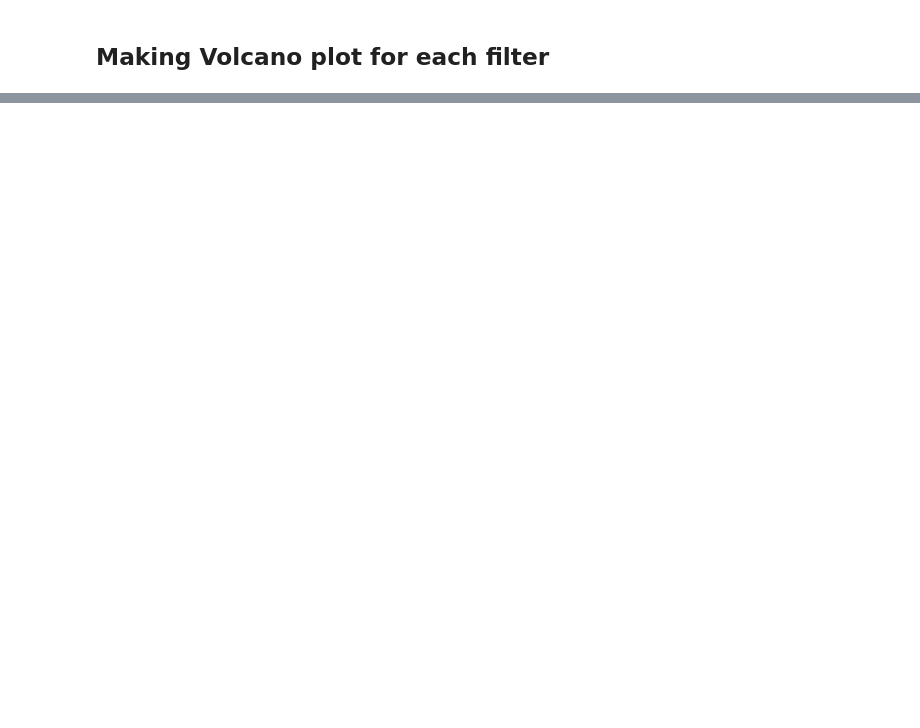
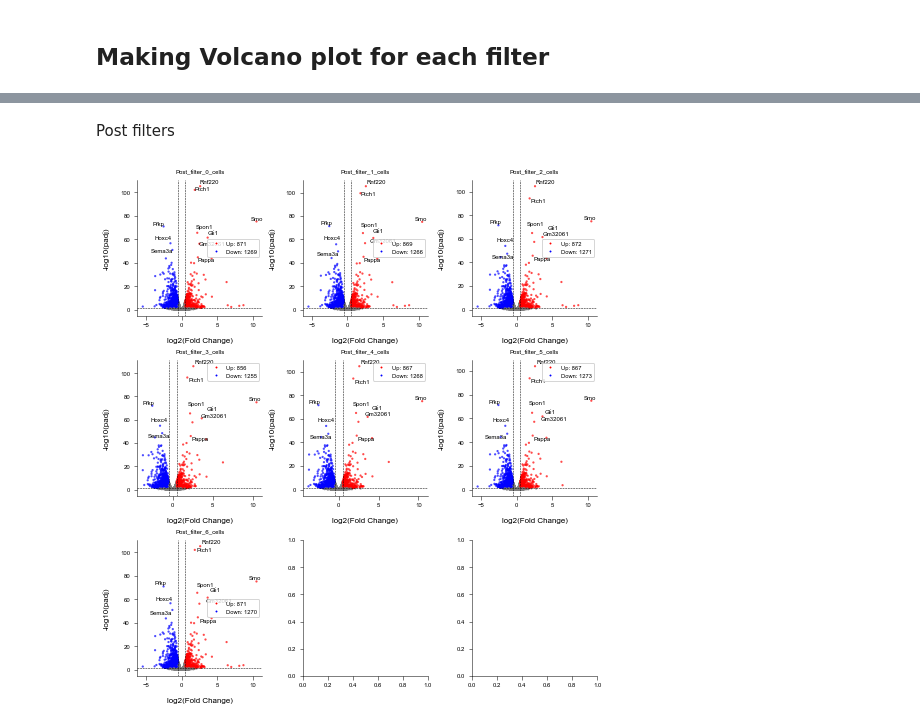
Before and after one commit to Oiya861028/1-sc_practice, a Jupyter notebook: Differential_Gene_Analysis/Notebook/volcano_plot.ipynb, the cells around one changed output, grey strips where cells are left out. Saved outputs shown, nothing was run; the diff lists cells and outputs as text; code cells hidden in the pictures; blank space fills up the shorter version.

```diff
--- a/Differential_Gene_Analysis/Notebook/volcano_plot.ipynb
+++ b/Differential_Gene_Analysis/Notebook/volcano_plot.ipynb
@@ -28,0 +46,12 @@ for filter in filters:
+# %% [markdown]
+Post filters
+# %%
+fig, axs = plt.subplots(ncols=3, nrows=3, figsize = (7,7.5), layout="constrained", dpi = 300)
+axs_flat = axs.flatten()
+for i, filter in enumerate(post_filters):
+    custom_volcano_plot(filter, axs_flat[i])
+    axs_flat[i].set_title("Post_filter_" + str(i) + "_cells")
+
+fig.savefig("/project/imoskowitz/yubin/1-sc_practice/Differential_Gene_Analysis/Figures/Volcano_plot_Postfilters.svg")
+# %% [output]
+[figure, added]
```
Also changed, not shown: parts of 9 cells of this notebook, 7 other files.
